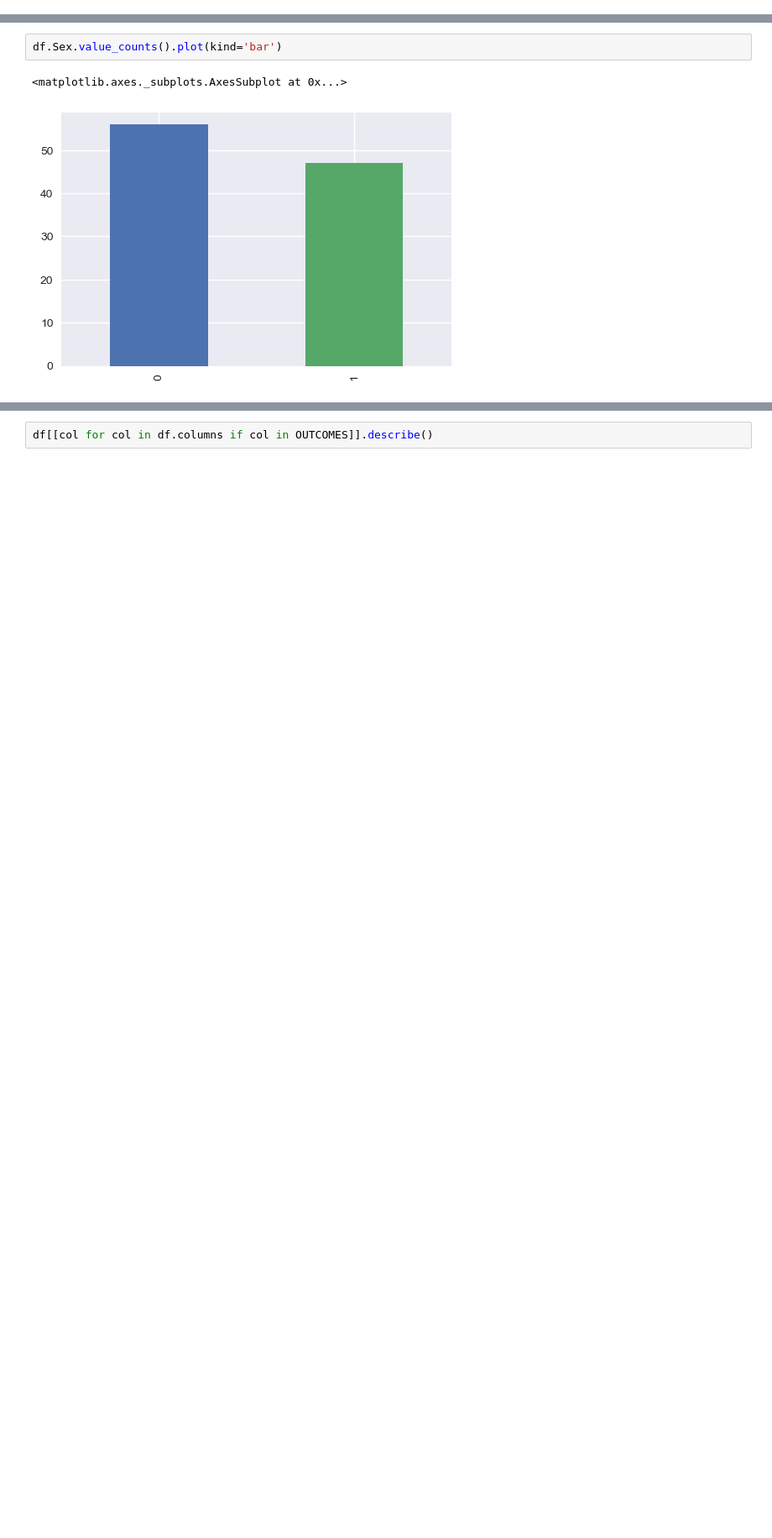
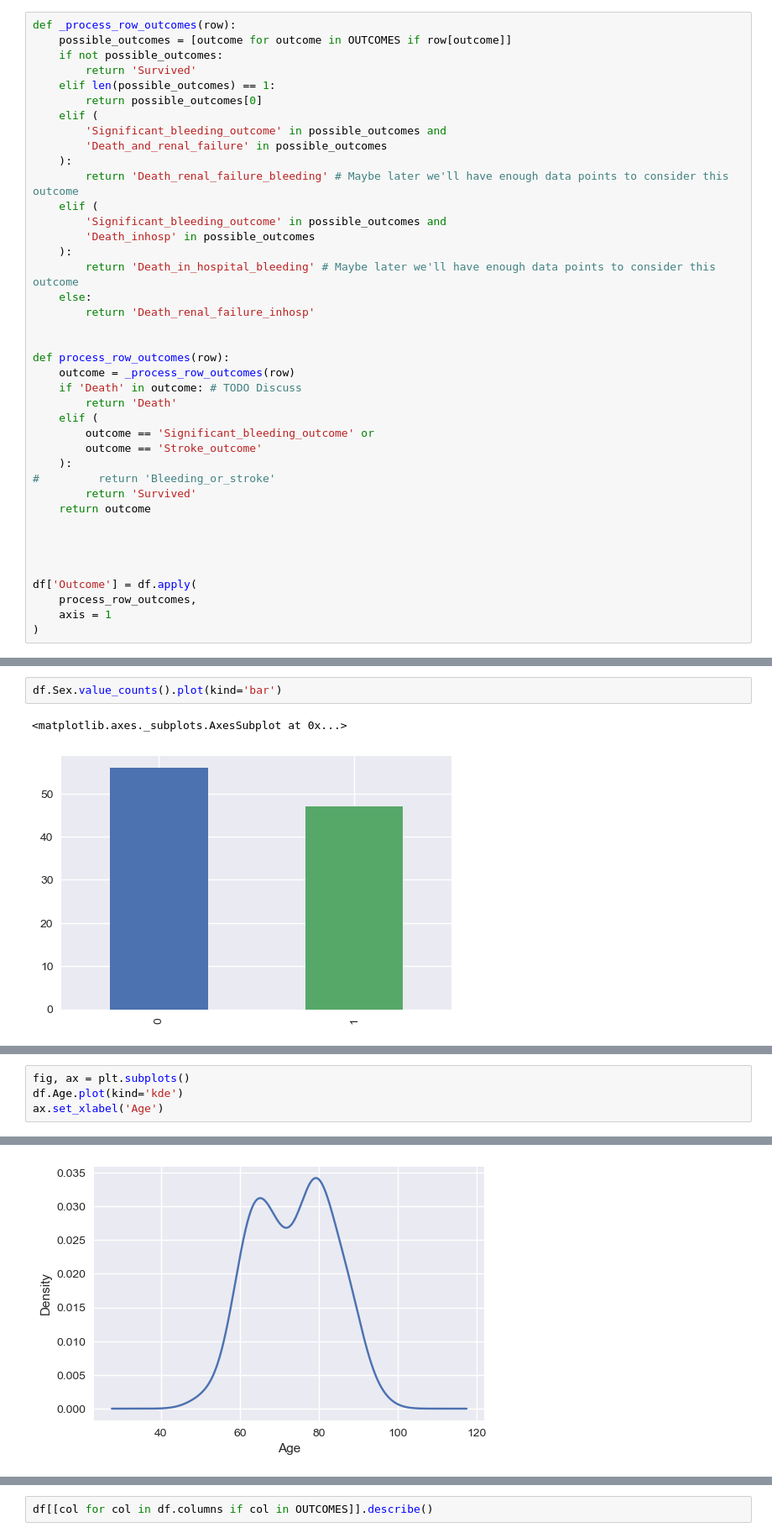
Before and after one commit to AlexShein/anticoagulants, a Jupyter notebook: Xarelto_analysis.ipynb, the cells around one changed output, grey strips where cells are left out. Shown at 84% size. Cells and saved outputs as stored; diff of their text form; blank space fills up the shorter version.

```diff
--- a/Xarelto_analysis.ipynb
+++ b/Xarelto_analysis.ipynb
@@ -61,6 +77,46 @@ for outcome in OUTCOMES:
 for category_col in STRING_COLUMNS:
     encoder = LabelEncoder()
     df[category_col + '_encoded'] = encoder.fit_transform(df[category_col])
+# %%
+def _process_row_outcomes(row):
+    possible_outcomes = [outcome for outcome in OUTCOMES if row[outcome]]
+    if not possible_outcomes:
+        return 'Survived'
+    elif len(possible_outcomes) == 1:
+        return possible_outcomes[0]
+    elif (
+        'Significant_bleeding_outcome' in possible_outcomes and
+        'Death_and_renal_failure' in possible_outcomes
+    ):
+        return 'Death_renal_failure_bleeding' # Maybe later we'll have enough data points to consider this outcome
+    elif (
+        'Significant_bleeding_outcome' in possible_outcomes and
+        'Death_inhosp' in possible_outcomes
+    ):
+        return 'Death_in_hospital_bleeding' # Maybe later we'll have enough data points to consider this outcome
+    else:
+        return 'Death_renal_failure_inhosp'
+
+
+def process_row_outcomes(row):
+    outcome = _process_row_outcomes(row)
+    if 'Death' in outcome: # TODO Discuss
+        return 'Death'
+    elif (
+        outcome == 'Significant_bleeding_outcome' or
+        outcome == 'Stroke_outcome'
+    ):
+#         return 'Bleeding_or_stroke'
+        return 'Survived'
+    return outcome
+
+
+
+
+df['Outcome'] = df.apply(
+    process_row_outcomes,
+    axis = 1
+)
 # %% [markdown]
 # Initial analysis
 # %%
@@ -127,0 +164,5 @@ df.GFR.astype(float).hist()
+# %%
+fig, ax = plt.subplots()
+df.Age.plot(kind='kde')
+ax.set_xlabel('Age')
+# %% [output]
@@ -127,0 +170 @@ df.GFR.astype(float).hist()
+[figure, added]
```
Also changed, not shown: parts of 48 cells of this notebook.
